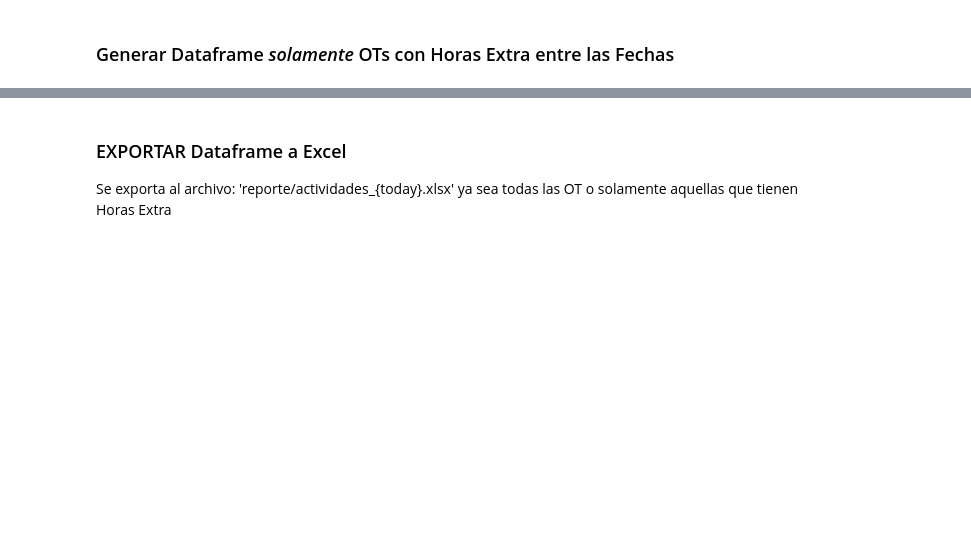
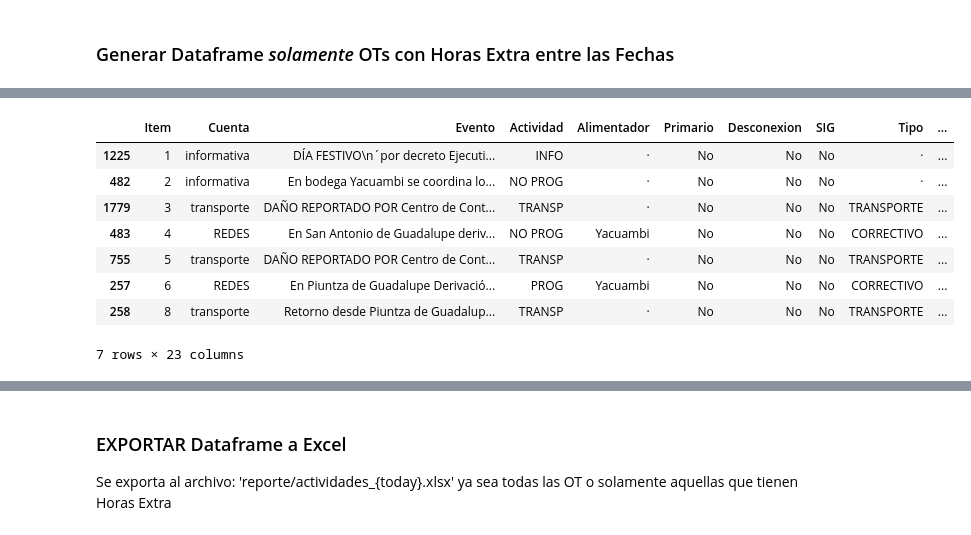
Before and after one commit to ernestopalacios/ordenes_de_trabajo, a Jupyter notebook: 04_DataLake.ipynb, the cells around one changed output, grey strips where cells are left out. Drawn from its saved outputs; the diff is of its cells as text; code cells hidden in the pictures; blank space fills up the shorter version.

```diff
--- a/04_DataLake.ipynb
+++ b/04_DataLake.ipynb
@@ -160,0 +162,12 @@ Dataframe cargado con 1186 filas
+# %%
+filtered_df
+# %% [output]
+|  | Item | Cuenta | Evento | Actividad | Alimentador | Primario | Desconexion | SIG | Tipo | ... |
+| 1225 | 1 | informativa | DÍA FESTIVO\n´por decreto Ejecuti... | INFO | · | No | No | No | · | ... |
+| 482 | 2 | informativa | En bodega Yacuambi se coordina lo... | NO PROG | · | No | No | No | · | ... |
+| 1779 | 3 | transporte | DAÑO REPORTADO POR Centro de Cont... | TRANSP | · | No | No | No | TRANSPORTE | ... |
+| 483 | 4 | REDES | En San Antonio de Guadalupe deriv... | NO PROG | Yacuambi | No | No | No | CORRECTIVO | ... |
+| 755 | 5 | transporte | DAÑO REPORTADO POR Centro de Cont... | TRANSP | · | No | No | No | TRANSPORTE | ... |
+| 257 | 6 | REDES | En Piuntza de Guadalupe Derivació... | PROG | Yacuambi | No | No | No | CORRECTIVO | ... |
+| 258 | 8 | transporte | Retorno desde Piuntza de Guadalup... | TRANSP | · | No | No | No | TRANSPORTE | ... |
+7 rows × 23 columns
```
Also changed, not shown: parts of 16 cells of this notebook, 16 other files.
